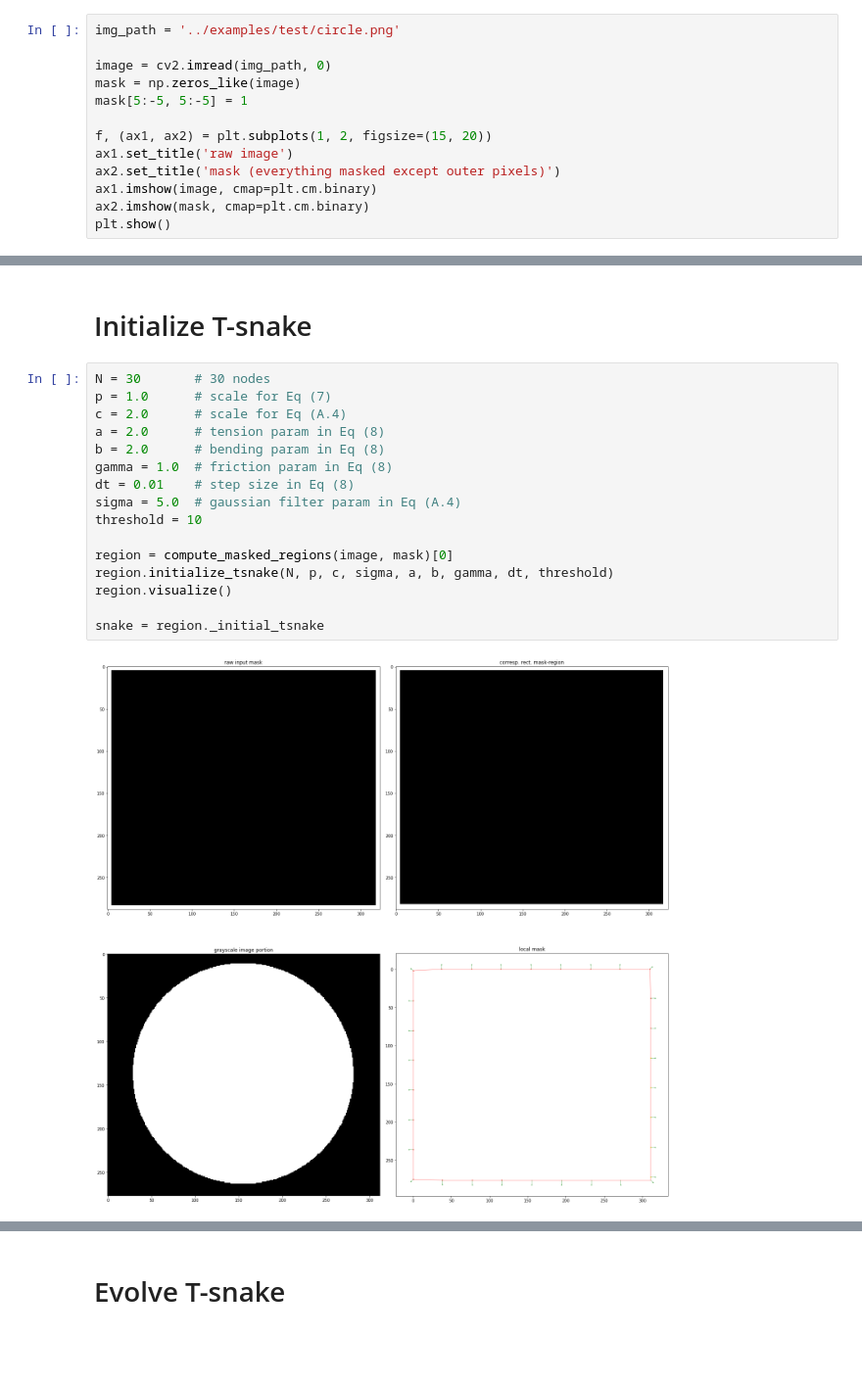
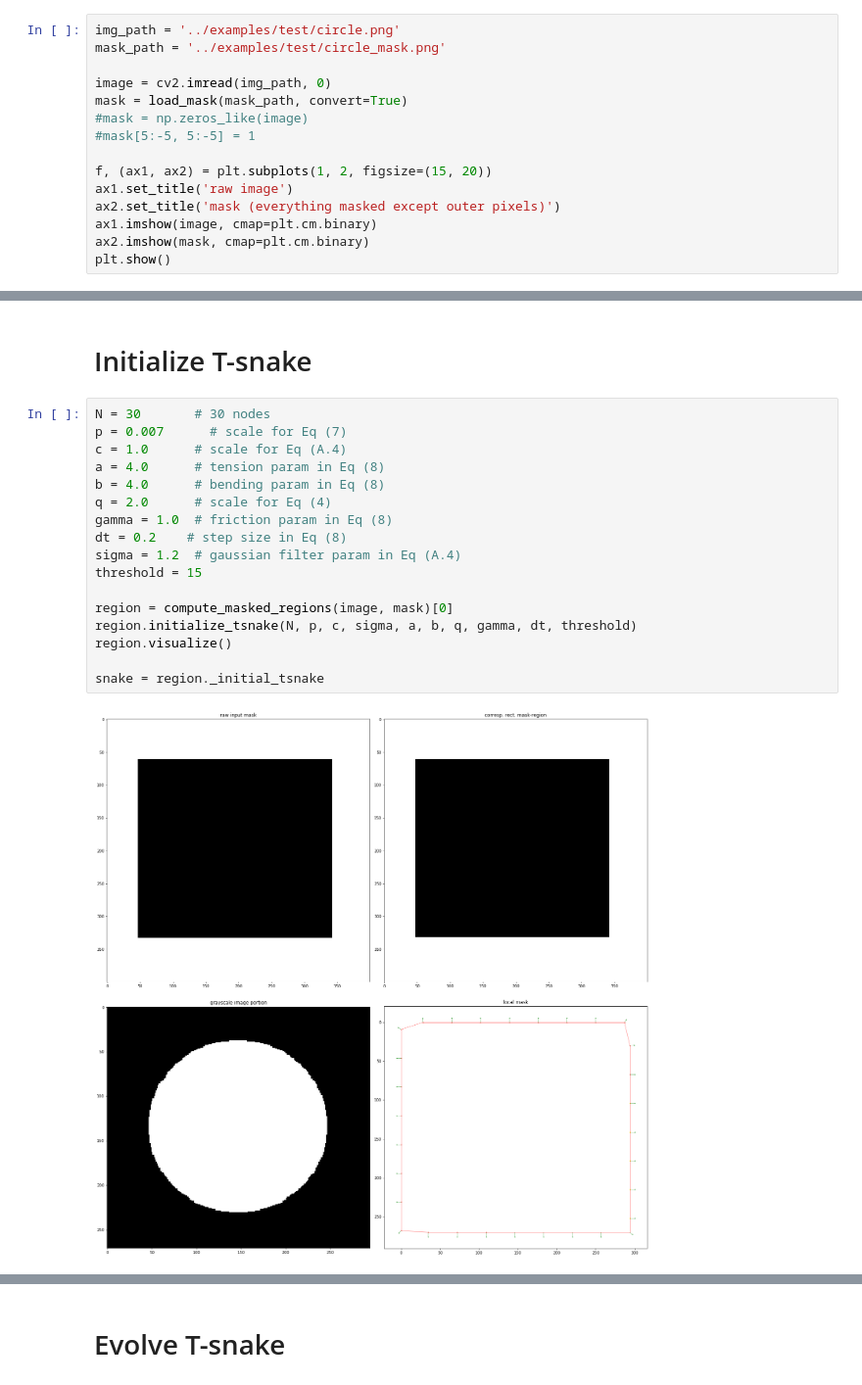
Before and after one commit to CS269-Capstone/t-snake-mask-generation, a Jupyter notebook: notebooks/Test T-snake evolution (no reparameterization).ipynb, the cells around one changed output, grey strips where cells are left out. Shown at 98% size. Cells and saved outputs as stored; diff of their text form; blank space fills up the shorter version.

```diff
--- a/notebooks/Test T-snake evolution (no reparameterization).ipynb
+++ b/notebooks/Test T-snake evolution (no reparameterization).ipynb
@@ -11,10 +12,12 @@ from tsnake.initialize import compute_masked_regions
 # Load image + create dummy mask
 # %%
 img_path = '../examples/test/circle.png'
+mask_path = '../examples/test/circle_mask.png'
 
 image = cv2.imread(img_path, 0)
-mask = np.zeros_like(image)
-mask[5:-5, 5:-5] = 1
+mask = load_mask(mask_path, convert=True)
+#mask = np.zeros_like(image)
+#mask[5:-5, 5:-5] = 1
 
 f, (ax1, ax2) = plt.subplots(1, 2, figsize=(15, 20))
 ax1.set_title('raw image')
@@ -28,21 +31,22 @@ plt.show()
 # Initialize T-snake
 # %%
 N = 30       # 30 nodes
-p = 1.0      # scale for Eq (7)
-c = 2.0      # scale for Eq (A.4)
-a = 2.0      # tension param in Eq (8)
-b = 2.0      # bending param in Eq (8)
+p = 0.007      # scale for Eq (7)
+c = 1.0      # scale for Eq (A.4)
+a = 4.0      # tension param in Eq (8)
+b = 4.0      # bending param in Eq (8)
+q = 2.0      # scale for Eq (4)
 gamma = 1.0  # friction param in Eq (8)
-dt = 0.01    # step size in Eq (8)
-sigma = 5.0  # gaussian filter param in Eq (A.4)
-threshold = 10
+dt = 0.2    # step size in Eq (8)
+sigma = 1.2  # gaussian filter param in Eq (A.4)
+threshold = 15
 
 region = compute_masked_regions(image, mask)[0]
-region.initialize_tsnake(N, p, c, sigma, a, b, gamma, dt, threshold)
+region.initialize_tsnake(N, p, c, sigma, a, b, q, gamma, dt, threshold)
 region.visualize()
 
 snake = region._initial_tsnake
 # %% [output]
-[figure, old version]
+[figure, new version]
 # %%
 region.show_snake()
```
Also changed, not shown: parts of 4 cells of this notebook, 3 other files.
